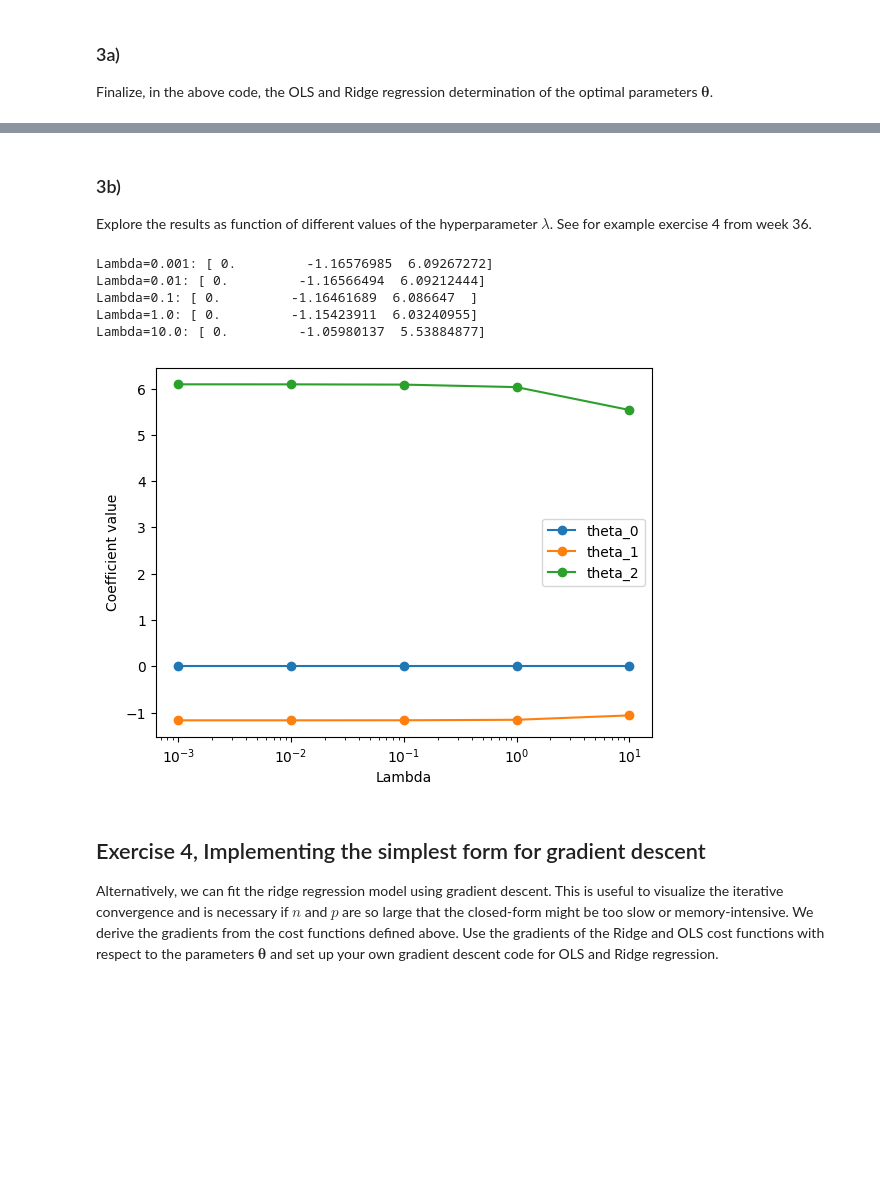
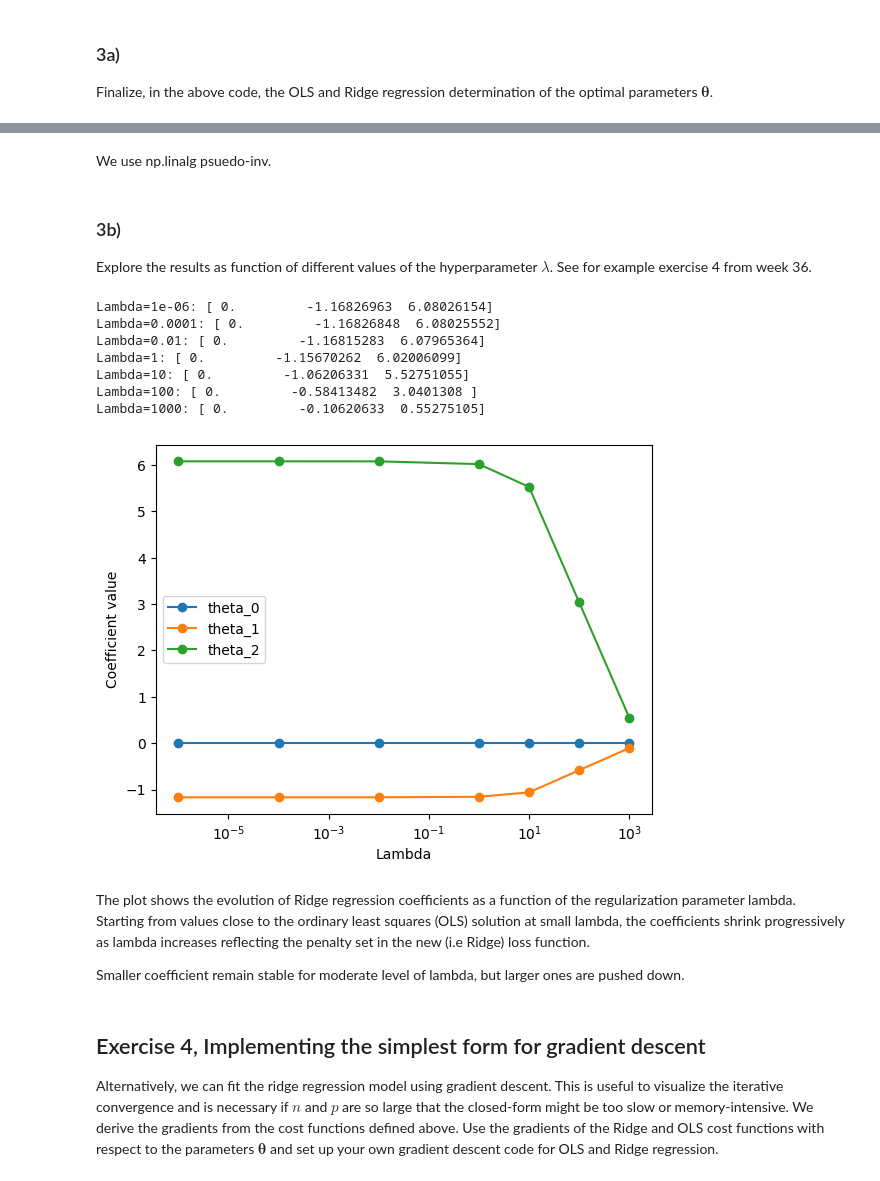
Before and after one commit to viktorbgulbrandsen/fysstk3155, a Jupyter notebook: uke37/exercises.ipynb, the cells around one changed output, grey strips where cells are left out. Cells and saved outputs as stored; diff of their text form; code cells hidden in the pictures; blank space fills up the shorter version.

```diff
--- a/uke37/exercises.ipynb
+++ b/uke37/exercises.ipynb
@@ -109,32 +118,40 @@ closed-form OLS coefficients: [ 0.         -1.1657815   6.09273365]
+# %% [markdown]
+We use np.linalg psuedo-inv.
 # %% [markdown]
 ### 3b)
 
 Explore the results as function of different values of the hyperparameter $\lambda$. See for example exercise 4 from week 36.
 # %%
-lambdas = [0.001, 0.01, 0.1, 1.0, 10.0]
+lambdas = [1e-6, 1e-4, 1e-2, 1, 10, 100, 1000]
 ridge_coeffs = []
 
 for lam in lambdas:
     theta_ridge = np.linalg.inv(X_norm.T @ X_norm + lam * I) @ X_norm.T @ y_centered
     ridge_coeffs.append(theta_ridge)
     print(f"Lambda={lam}: {theta_ridge}")
-
 import matplotlib.pyplot as plt
 ridge_coeffs = np.array(ridge_coeffs)
 for i in range(n_features):
     plt.plot(lambdas, ridge_coeffs[:, i], marker='o', label=f'theta_{i}')
 plt.xscale('log')
 plt.xlabel('Lambda')
 plt.ylabel('Coefficient value')
 plt.legend()
 plt.show()
 # %% [output]
-Lambda=0.001: [ 0.         -1.16576985  6.09267272]
-Lambda=0.01: [ 0.         -1.16566494  6.09212444]
-Lambda=0.1: [ 0.         -1.16461689  6.086647  ]
-Lambda=1.0: [ 0.         -1.15423911  6.03240955]
-Lambda=10.0: [ 0.         -1.05980137  5.53884877]
+Lambda=1e-06: [ 0.         -1.16826963  6.08026154]
+Lambda=0.0001: [ 0.         -1.16826848  6.08025552]
+Lambda=0.01: [ 0.         -1.16815283  6.07965364]
+Lambda=1: [ 0.         -1.15670262  6.02006099]
+Lambda=10: [ 0.         -1.06206331  5.52751055]
+Lambda=100: [ 0.         -0.58413482  3.0401308 ]
+Lambda=1000: [ 0.         -0.10620633  0.55275105]
-[figure, old version]
+[figure, new version]
+# %% [markdown]
+The plot shows the evolution of Ridge regression coefficients as a function of the regularization parameter   lambda.
+Starting from values close to the ordinary least squares (OLS) solution at small lambda, the coefficients shrink progressively as lambda increases reflecting the penalty set in the new (i.e Ridge) loss function.
+
+Smaller coefficient remain stable for moderate level of lambda, but larger ones are pushed down.
 # %% [markdown]
 ## Exercise 4, Implementing the simplest form for gradient descent
 
```
Also changed, not shown: parts of 12 cells of this notebook, 2 other files.
